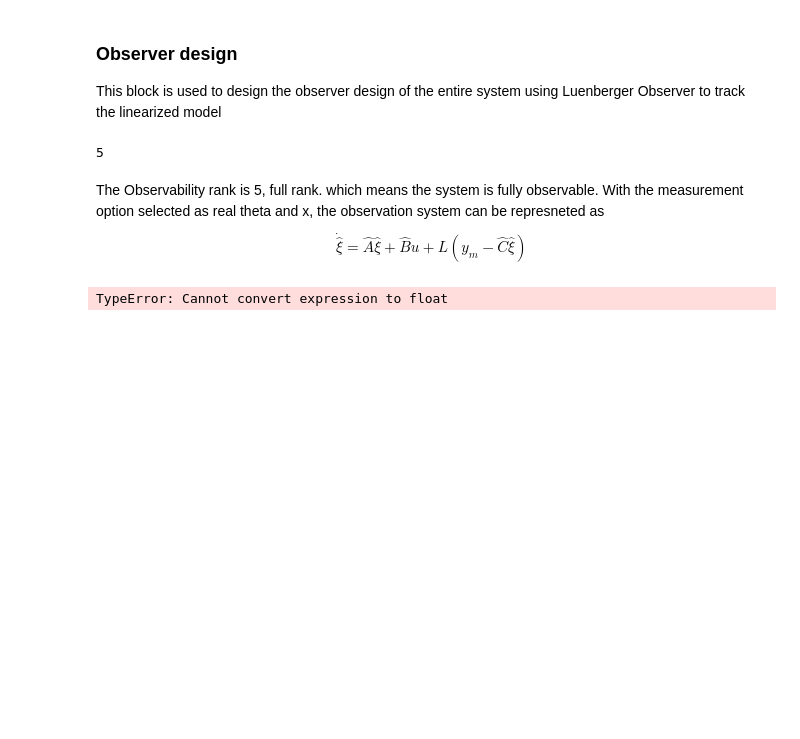
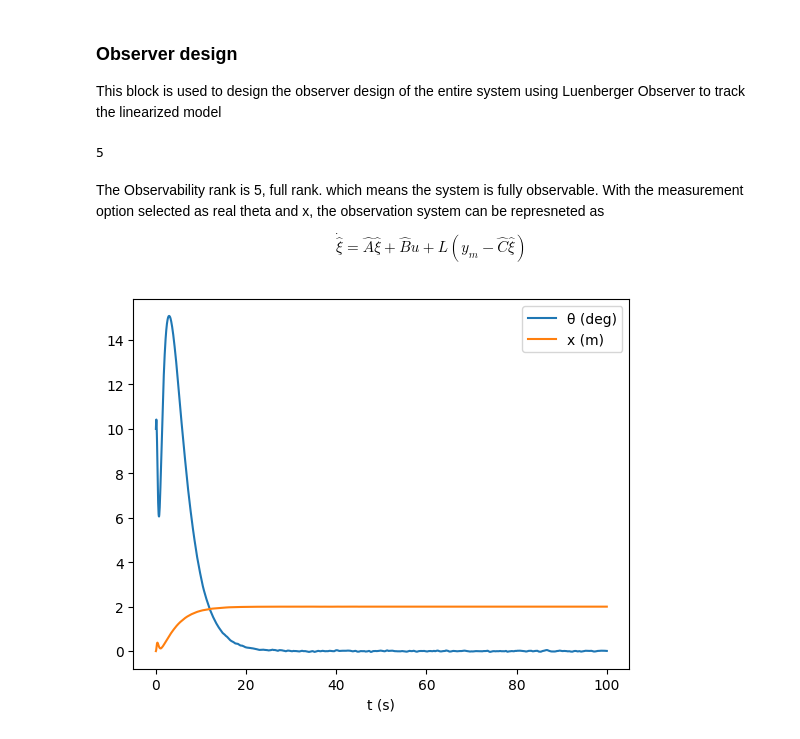
Before and after one commit to Leo-Tron-usyd/thesis-code, a Jupyter notebook: thesisA control verification IDAPBC velocity control.ipynb, the cells around one changed output. Cells and saved outputs as stored; diff of their text form; code cells hidden in the pictures; blank space fills up the shorter version.

```diff
--- a/thesisA control verification IDAPBC velocity control.ipynb
+++ b/thesisA control verification IDAPBC velocity control.ipynb
@@ -143,7 +143,6 @@ from scipy.signal import place_poles
 
 def setup_observer_matrices(params_num):
     """Calculates the constant matrices A_hat, B_hat, C_hat, and L."""
-    m, M, l, g = sp.symbols('m M l g')
     A_lin = sp.Matrix([
         [0, 1, 0, 0],
         [(M + m) * g / (M * l), 0, 0, 0],
@@ -167,7 +166,7 @@ def setup_observer_matrices(params_num):
     # Calculate L using pole placement
     desired_poles = np.array([-5, -5.1, -6, -6.1, -7])
     result = place_poles(A_hat_num.T, C_hat_num.T, desired_poles)
-    L_num = result.gain.T
+    L_num = result.gain_matrix.T
 
     return A_hat_num, B_hat_num, C_hat_num, L_num
 # %%
@@ -192,7 +191,7 @@ dth_filtered_prev = 0.0
 is_first_run = True # A flag to initialize the filter correctly
 
 
-params_num = {key: float(val) for key, val in params.items()}
+params_num = params
 A_hat, B_hat, C_hat, L = setup_observer_matrices(params_num)
 last_u_for_observer = 0.0 # Global to store control input for observer
 
@@ -203,20 +202,16 @@ def dynamics_ph(t, z):
     # 1. Unpack the TRUE state vector
     th, x, dth, dx = z[0:4]
     z_hat = z[4:9]
-
+    th_hat, x_hat, dth_hat, dx_hat = z_hat[0], z_hat[2], z_hat[1], z_hat[3]
 
     # 2. Simulate Sensor Noise
     angle_noise_std_dev = 0.005
-    angle_rate_noise_std_dev = 0.01
     th_measured = th + np.random.normal(0, angle_noise_std_dev)
-    dth_measured = dth + np.random.normal(0, angle_rate_noise_std_dev)
-
     x_measured = x + np.random.normal(0, 0.01)  # Simulate noise in position
-    dx_measured = dx + np.random.normal(0, 0.01)  # Simulate noise in velocity
     y_measured = np.array([th_measured, x_measured])  # Measurement vector
 
     # 4. Controller uses the CLEAN, FILTERED values
-    v = nu_func(th_measured, x_measured, dth_measured, dx_measured)
+    v = nu_func(th_hat, x_hat, dth_hat, dx_hat)
 
     # 5. Translate 'v' into the real physical force 'u' (using TRUE state)
     u = params[m] * params[l] * (
@@ -240,32 +235,34 @@ def dynamics_ph(t, z):
     solution = np.linalg.solve(A, B)
     ddx, ddth = solution[0], solution[1]
     dz_true_dt = np.array([dth, dx, ddth, ddx])
 
     y_hat = C_hat @ z_hat
     error = y_measured - y_hat
     dz_hat_dt = (A_hat @ z_hat) + (B_hat.flatten() * u) + (L @ error)
 
 
 
     # 6. Return the derivative of the TRUE state vector
     return np.concatenate((dz_true_dt, dz_hat_dt))
 
 
 # simulate
 T = 100
-z0 = np.array([np.deg2rad(10.0), -0.1, 0.1, 0], dtype=float)  # [θ, x, pθ, px]
+z0_actural = np.array([np.deg2rad(10.0), -0.1, 0.1, 0, ], dtype=float)  # [θ, x, pθ, px]
+z0_observer = np.array([0.0, 0.0, 0.0, 0.0, 0.0], dtype=float)  # Initial observer state set to zero
+z0 = np.concatenate((z0_actural, z0_observer))  # Combine the true
 sol = solve_ivp(dynamics_ph, (0, T), z0, t_eval=np.linspace(0, T, 2000),
                 rtol=1e-3, atol=1e-5)
 
 
 t = sol.t
 theta_traj = sol.y[0]
 x_traj = sol.y[3]
 
 plt.plot(t, np.rad2deg(theta_traj), label='θ (deg)')
 plt.plot(t, x_traj, label='x (m)')
 plt.xlabel('t (s)')
 plt.legend()
 plt.show()
 # %% [output]
-TypeError: Cannot convert expression to float
+[figure, added]
```
